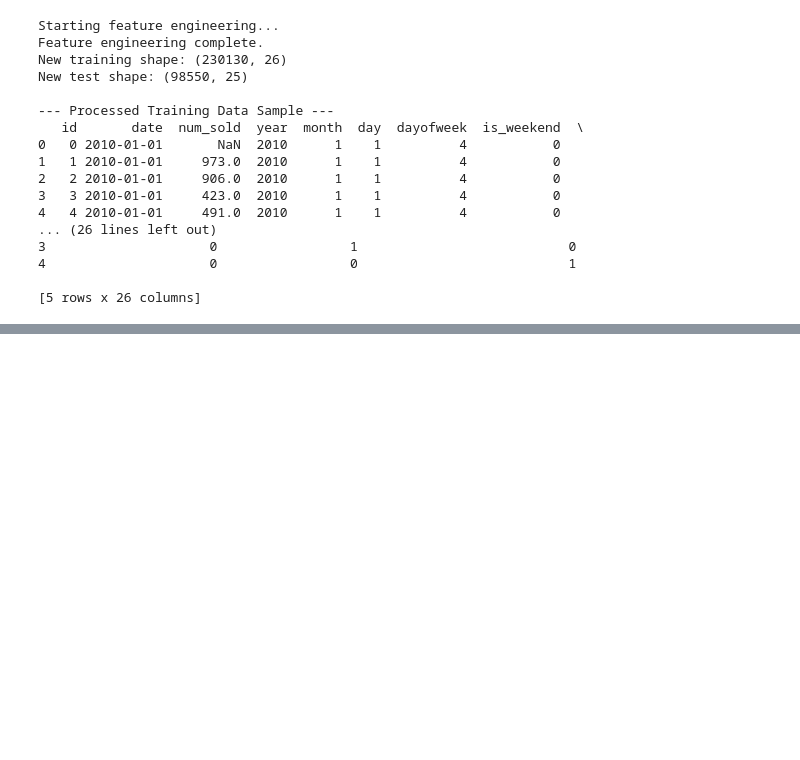
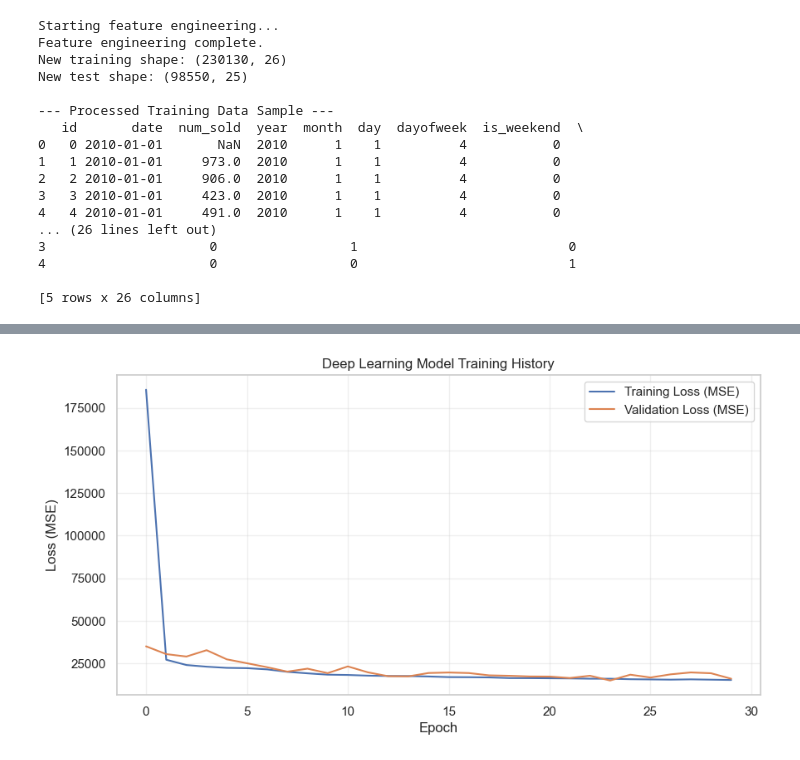
Before and after one commit to shxrox/forecasting_sticker_sales, a Jupyter notebook: Forecasting_Sticker_Sales.ipynb, the cells around one changed output, grey strips where cells are left out. Saved outputs shown, nothing was run; the diff lists cells and outputs as text; code cells hidden in the pictures; blank space fills up the shorter version.

Commit message:
feat: implement data scaling and train deep learning sequential model using TensorFlow/Keras

```diff
--- a/Forecasting_Sticker_Sales.ipynb
+++ b/Forecasting_Sticker_Sales.ipynb
@@ -137,3 +137,90 @@ New test shape: (98550, 25)
 4                     0                 0                           1
 
 [5 rows x 26 columns]
+# %%
+from sklearn.model_selection import train_test_split
+from sklearn.preprocessing import StandardScaler
+from sklearn.metrics import mean_absolute_error, mean_squared_error
+import tensorflow as tf
+from tensorflow.keras.models import Sequential
+from tensorflow.keras.layers import Dense, Dropout
+import matplotlib.pyplot as plt
+import numpy as np
+
+def prepare_and_train_model(train_df, test_df):
+    print("Preparing data for modeling...")
+
+    # 1. Clean missing target values
+    train_clean = train_df.dropna(subset=['num_sold']).copy()
+
+    # 2. Separate features (X) and target (y)
+    # Drop 'id' and 'date' as they are not numerical features for the neural net
+    X = train_clean.drop(['id', 'date', 'num_sold'], axis=1)
+    y = train_clean['num_sold']
+
+    # 3. Train-Validation Split (chronological split for time series)
+    X_train, X_val, y_train, y_val = train_test_split(X, y, test_size=0.2, random_state=42, shuffle=False)
+
+    # 4. Feature Scaling
+    scaler = StandardScaler()
+    X_train_scaled = scaler.fit_transform(X_train)
+    X_val_scaled = scaler.transform(X_val)
+
+    # Prepare test set for final predictions later
+    X_test = test_df.drop(['id', 'date', 'num_sold'], axis=1, errors='ignore')
+    X_test_scaled = scaler.transform(X_test)
+
+    # 5. Build the Deep Learning Model Architecture
+    print("Building and training Deep Learning model...")
+    tf.random.set_seed(42)
+
+    model = Sequential([
+        Dense(128, activation='relu', input_shape=(X_train_scaled.shape[1],)),
+        Dropout(0.2),
+        Dense(64, activation='relu'),
+        Dropout(0.2),
+        Dense(32, activation='relu'),
+        Dense(1)  # Single output node for regression (predicting num_sold)
+    ])
+
+    # Compile the model
+    model.compile(optimizer='adam', loss='mse', metrics=['mae'])
+
+    # 6. Train the model
+    history = model.fit(
+        X_train_scaled, y_train,
+        validation_data=(X_val_scaled, y_val),
+        epochs=30,
+        batch_size=256,
+        verbose=1
+    )
+
+    # 7. Evaluate the model
+    print("\nEvaluating model on validation set...")
+    val_predictions = model.predict(X_val_scaled)
+    mae = mean_absolute_error(y_val, val_predictions)
+    rmse = np.sqrt(mean_squared_error(y_val, val_predictions))
+
+    print(f"Validation Mean Absolute Error (MAE): {mae:.2f}")
+    print(f"Validation Root Mean Squared Error (RMSE): {rmse:.2f}")
+
+    return model, history, scaler, X_test_scaled
+
+# Execute the training pipeline
+try:
+    dl_model, training_history, feature_scaler, X_test_ready = prepare_and_train_model(train_processed, test_processed)
+
+    # Plot training vs validation loss to evaluate learning and overfitting
+    plt.figure(figsize=(10, 5))
+    plt.plot(training_history.history['loss'], label='Training Loss (MSE)')
+    plt.plot(training_history.history['val_loss'], label='Validation Loss (MSE)')
+    plt.title('Deep Learning Model Training History')
+    plt.xlabel('Epoch')
+    plt.ylabel('Loss (MSE)')
+    plt.legend()
+    plt.grid(True, alpha=0.3)
+    plt.show()
+
+except NameError:
+    print("Error: train_processed or test_processed not defined. Please run Step 2 feature engineering first.")
+# %% [output]
@@ -139,0 +244 @@ New test shape: (98550, 25)
+[figure, added]
```
Also changed, not shown: parts of 1 cell of this notebook.
